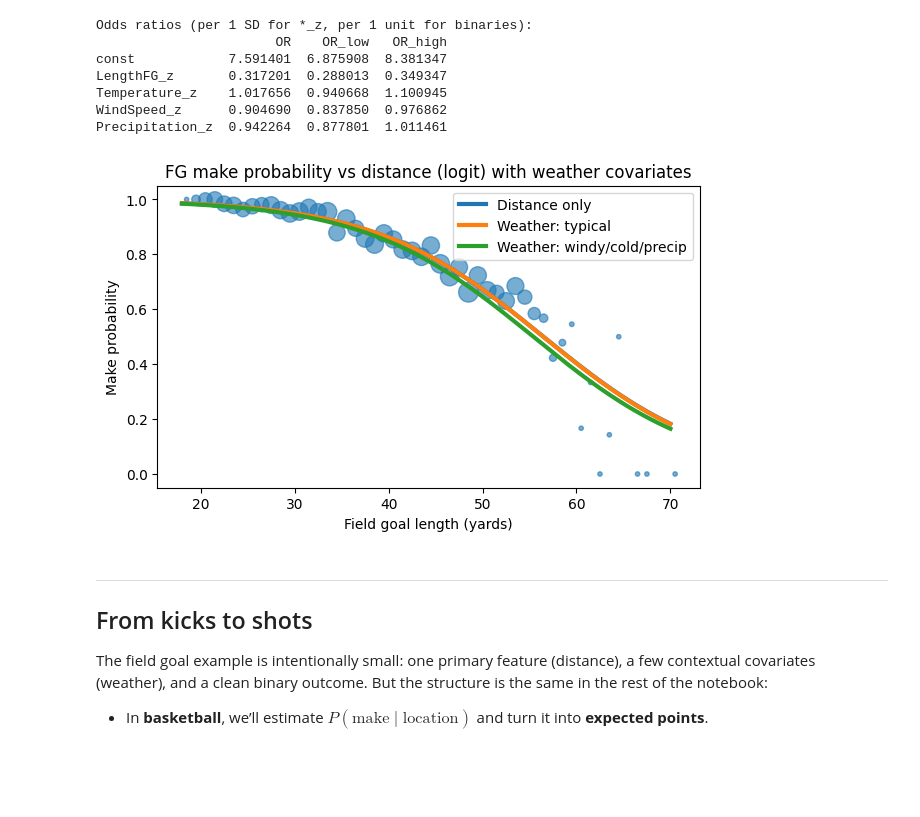
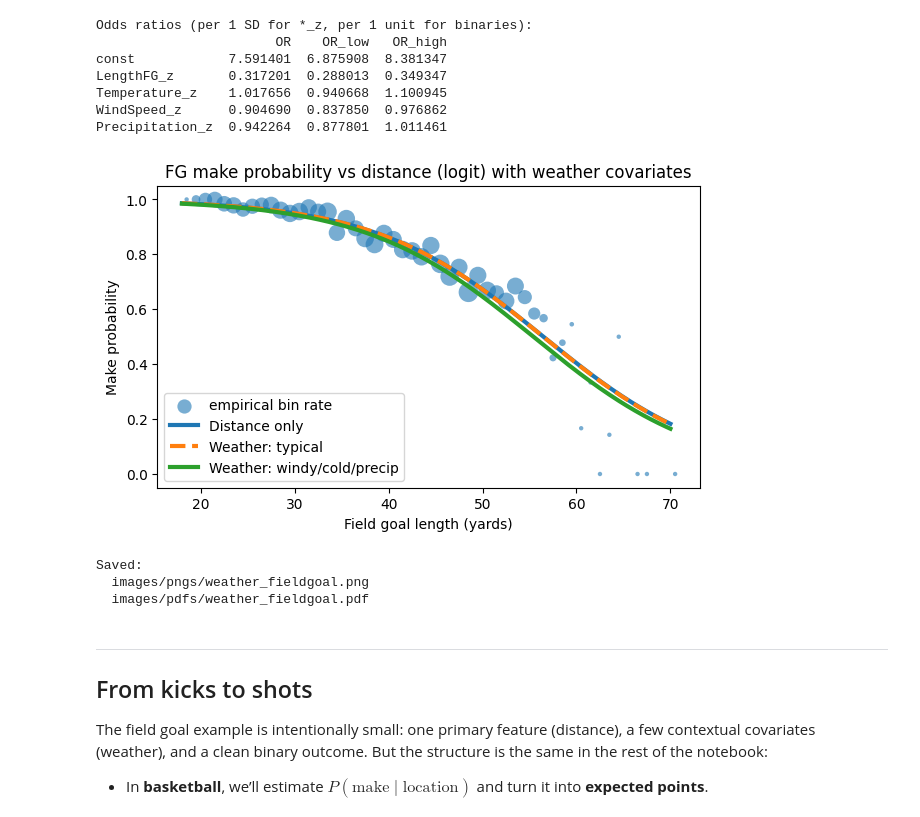
Before and after one commit to jkbren/cnet5442_sp26, a Jupyter notebook: notebooks/class_07/class_07_regression_03_expectation_logistic.ipynb, the cells around one changed output. Cells and saved outputs as stored; diff of their text form; code cells hidden in the pictures; blank space fills up the shorter version.

```diff
--- a/notebooks/class_07/class_07_regression_03_expectation_logistic.ipynb
+++ b/notebooks/class_07/class_07_regression_03_expectation_logistic.ipynb
@@ -457,7 +607,7 @@ Two things to look for:
 
 We standardize continuous predictors (so coefficients correspond to a one-standard-deviation change) and report **odds ratios** to keep interpretation concrete.
 # %%
-df = pd.read_csv("data/fg_wx.csv")
+df = fg_wx.copy()  # already loaded above (robust paths)
 
 # Required
 ycol = "FieldGoalMade"
@@ -661,61 +812,88 @@ x_raw = np.linspace(d_model[xcol].min(), d_model[xcol].max(), 250)
 x_mu, x_sd = standardize_params[xcol]
 x_grid_z = (x_raw - x_mu) / x_sd
 # %%
-plt.figure(figsize=(7, 4),dpi=100)
+# Plot: predicted make probability vs distance under different weather scenarios
 
-# binned empirical rates
+fig, ax = plt.subplots(figsize=(7, 4), dpi=100)
+
+# --- empirical binned rates (for visual reference) ---
 bins = np.arange(int(d_model[xcol].min()), int(d_model[xcol].max()) + 2)
 tmp = pd.DataFrame({"x": d_model[xcol].values, "y": y})
 tmp["bin"] = pd.cut(tmp["x"], bins=bins, right=False)
+
 bs = tmp.groupby("bin", observed=True).agg(n=("y", "size"), rate=("y", "mean"))
 bc = np.array([iv.left for iv in bs.index]) + 0.5
-plt.scatter(bc, bs["rate"].values, s=np.clip(bs["n"].values, 10, 200), alpha=0.6)
 
-# baseline curve
+ax.scatter(
+    bc,
+    bs["rate"].values,
+    s=np.clip(bs["n"].values, 10, 200),
+    alpha=0.6, lw=0,
+    label="empirical bin rate"
+)
+
+# --- baseline curve (distance only) ---
 z0 = m0.params[0] + m0.params[1] * x_grid_z
-plt.plot(x_raw, sigmoid(z0), linewidth=3, label="Distance only")
+ax.plot(x_raw, sigmoid(z0), linewidth=3, label="Distance only")
 
 # scenario vectors in z/binary space
 # "typical": mean weather => 0 in z-space; binaries 0
 typical = {k: 0.0 for k in w_z}
 
 # "bad": windy (+1 SD), colder (-1 SD), precip=1 if binary, indoor=0
 bad = {k: 0.0 for k in w_z}
 for k in w_z:
     lk = k.lower()
     if "wind" in lk:
         bad[k] = 1.0
     if "temp" in lk or "temperature" in lk:
         bad[k] = -1.0
     if k == "any_precip":
         bad[k] = 1.0
     if k == "is_indoor":
         bad[k] = 0.0
 
 # compute curves
 p = m1.params
 
 z_typ = p[0] + p[1] * x_grid_z
 for j, k in enumerate(w_z, start=2):
     z_typ += p[j] * typical[k]
-plt.plot(x_raw, sigmoid(z_typ), linewidth=3, label="Weather: typical")
+ax.plot(x_raw, sigmoid(z_typ), linewidth=3, label="Weather: typical", ls='--')
 
 z_bad = p[0] + p[1] * x_grid_z
 for j, k in enumerate(w_z, start=2):
     z_bad += p[j] * bad[k]
-plt.plot(x_raw, sigmoid(z_bad), linewidth=3, label="Weather: windy/cold/precip")
+ax.plot(x_raw, sigmoid(z_bad), linewidth=3, label="Weather: windy/cold/precip")
 
-plt.ylim(-0.05, 1.05)
-plt.xlabel("Field goal length (yards)")
-plt.ylabel("Make probability")
-plt.title("FG make probability vs distance (logit) with weather covariates")
-plt.legend()
+ax.set_ylim(-0.05, 1.05)
+ax.set_xlabel("Field goal length (yards)")
+ax.set_ylabel("Make probability")
+ax.set_title("FG make probability vs distance (logit) with weather covariates")
+ax.legend()
+# Save to the course images folder
+from pathlib import Path
 
-plt.savefig('images/pngs/weather_fieldgoal.png',dpi=425,bbox_inches='tight')
-plt.savefig('images/pdfs/weather_fieldgoal.pdf',dpi=425,bbox_inches='tight')
+png_dir = Path("images/pngs")
+pdf_dir = Path("images/pdfs")
+png_dir.mkdir(parents=True, exist_ok=True)
+pdf_dir.mkdir(parents=True, exist_ok=True)
+
+png_path = png_dir / "weather_fieldgoal.png"
+pdf_path = pdf_dir / "weather_fieldgoal.pdf"
+fig.savefig(png_path, dpi=425, bbox_inches="tight")
+fig.savefig(pdf_path, dpi=425, bbox_inches="tight")
+
 plt.show()
+
+print("Saved:")
+print(" ", png_path)
+print(" ", pdf_path)
 # %% [output]
-[figure, old version]
+[figure, new version]
+Saved:
+  images/pngs/weather_fieldgoal.png
+  images/pdfs/weather_fieldgoal.pdf
 # %% [markdown]
 _____________
 ## From kicks to shots
```
Also changed, not shown: parts of 33 cells of this notebook, 4 other files.
